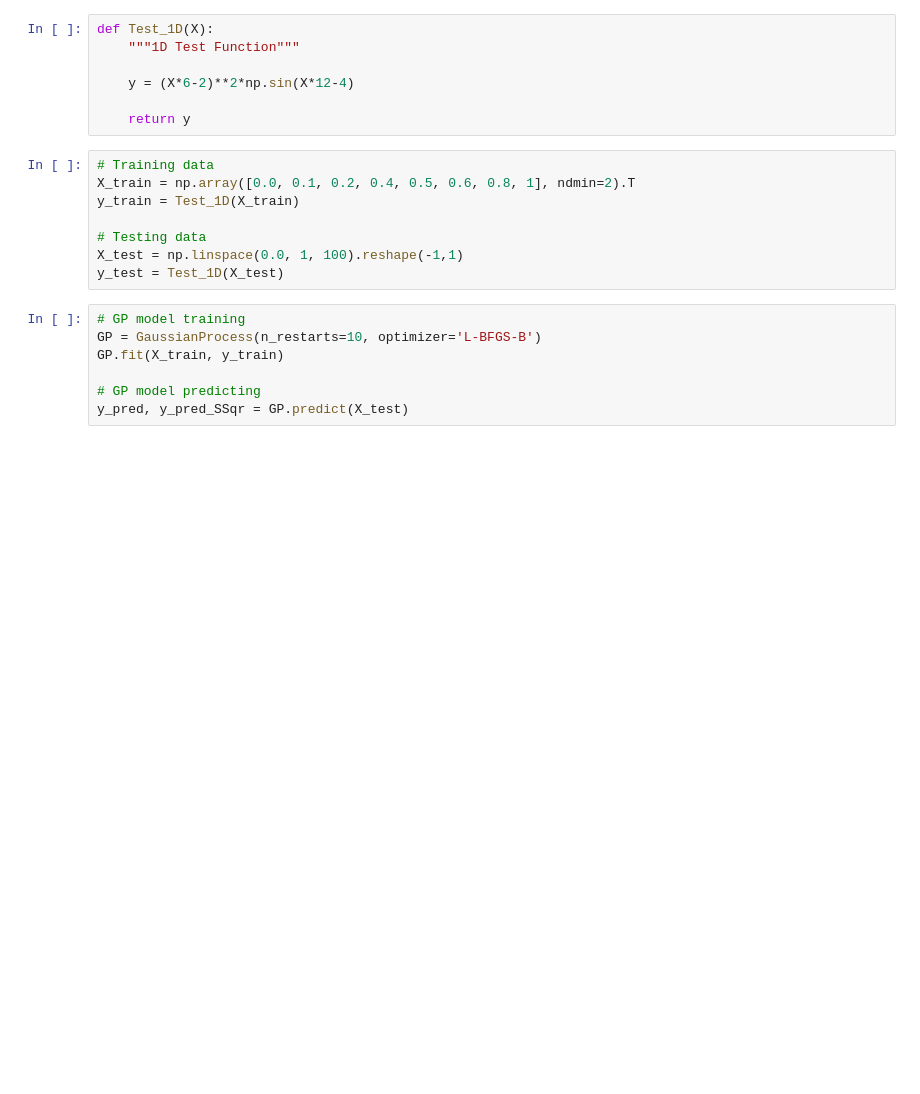
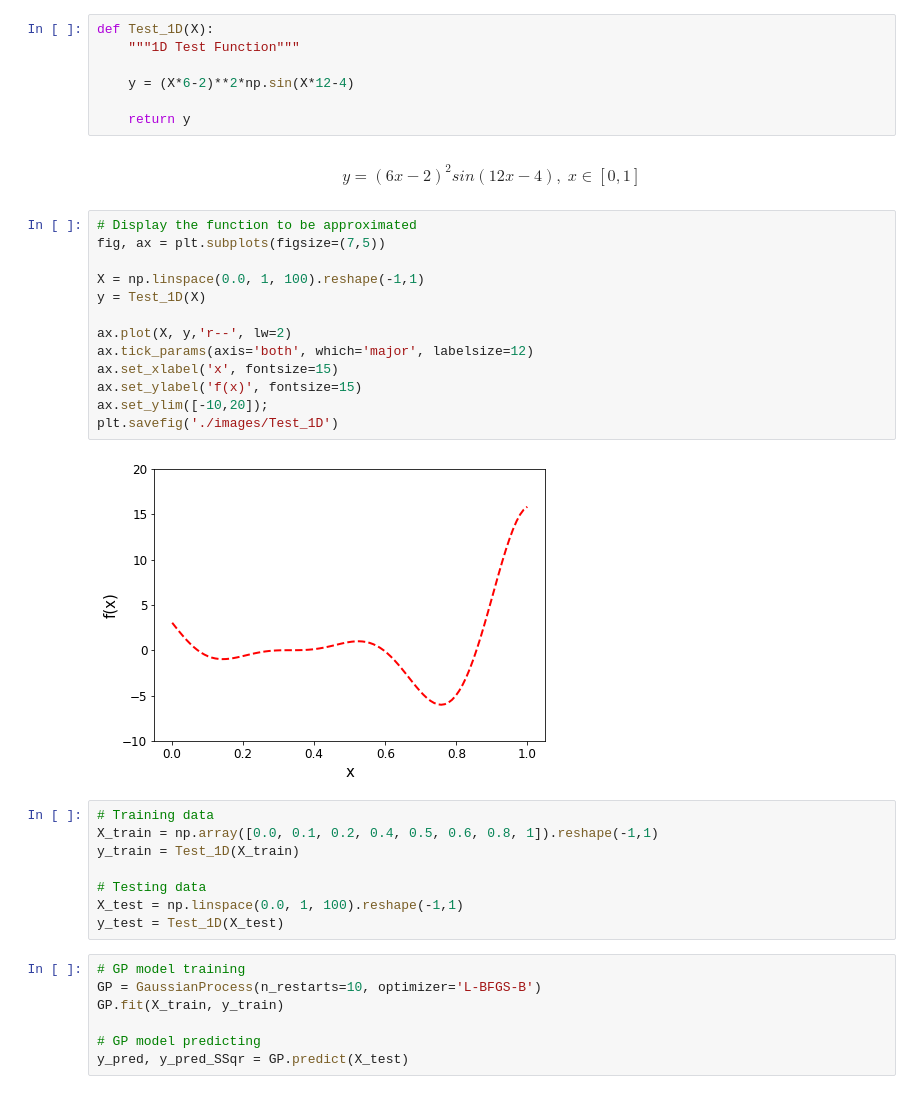
Before and after one commit to ShuaiGuo16/Gaussian-Process, a Jupyter notebook: Gaussian_Process.ipynb, the cells around one changed output. Cells and saved outputs as stored; diff of their text form; blank space fills up the shorter version.

```diff
--- a/Gaussian_Process.ipynb
+++ b/Gaussian_Process.ipynb
@@ -215,9 +208,28 @@ def Test_1D(X):
     y = (X*6-2)**2*np.sin(X*12-4)
 
     return y
+# %% [markdown]
+\begin{equation}
+y = (6x-2)^2sin(12x-4), \;  x \in [0, 1]
+\end{equation}
+# %%
+# Display the function to be approximated
+fig, ax = plt.subplots(figsize=(7,5))
+
+X = np.linspace(0.0, 1, 100).reshape(-1,1)
+y = Test_1D(X)
+
+ax.plot(X, y,'r--', lw=2)
+ax.tick_params(axis='both', which='major', labelsize=12)
+ax.set_xlabel('x', fontsize=15)
+ax.set_ylabel('f(x)', fontsize=15)
+ax.set_ylim([-10,20]);
+plt.savefig('./images/Test_1D')
+# %% [output]
+[figure, added]
 # %%
 # Training data
-X_train = np.array([0.0, 0.1, 0.2, 0.4, 0.5, 0.6, 0.8, 1], ndmin=2).T
+X_train = np.array([0.0, 0.1, 0.2, 0.4, 0.5, 0.6, 0.8, 1]).reshape(-1,1)
 y_train = Test_1D(X_train)
 
 # Testing data
```
Also changed, not shown: parts of 21 cells of this notebook, 5 other files.
